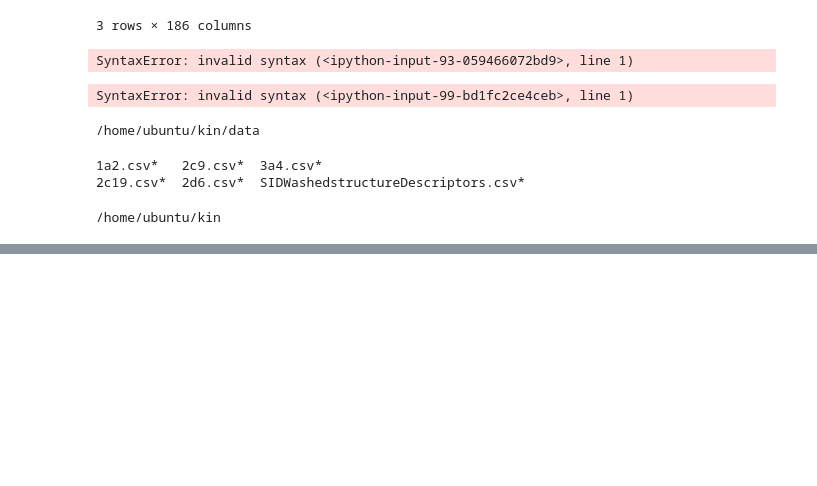
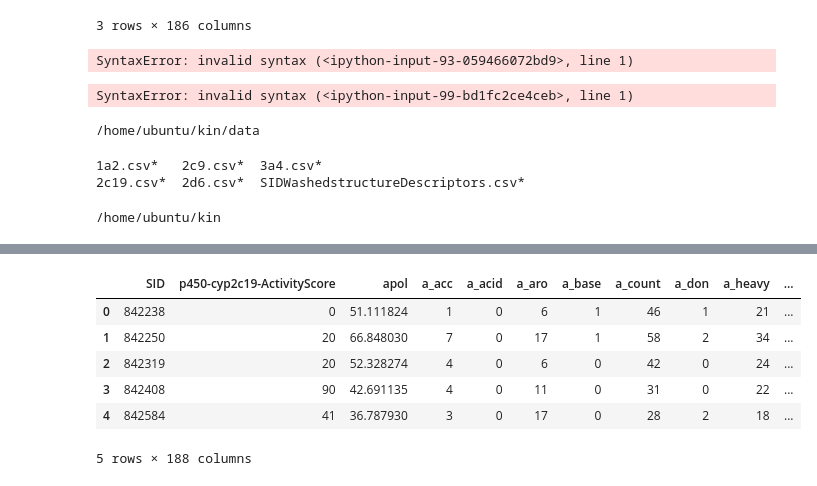
Before and after one commit to 5x5x5x5/kin, a Jupyter notebook: DataCaptureAndScrub.ipynb, the cells around one changed output, grey strips where cells are left out. Saved outputs shown, nothing was run; the diff lists cells and outputs as text; code cells hidden in the pictures; blank space fills up the shorter version.

```diff
--- a/DataCaptureAndScrub.ipynb
+++ b/DataCaptureAndScrub.ipynb
@@ -224,0 +223,10 @@ NameError: name 'pd' is not defined
+# %%
+isozyme2c19.head(5)
+# %% [output]
+|  | SID | p450-cyp2c19-ActivityScore | apol | a_acc | a_acid | a_aro | a_base | a_count | a_don | a_heavy | ... |
+| 0 | 842238 | 0 | 51.111824 | 1 | 0 | 6 | 1 | 46 | 1 | 21 | ... |
+| 1 | 842250 | 20 | 66.848030 | 7 | 0 | 17 | 1 | 58 | 2 | 34 | ... |
+| 2 | 842319 | 20 | 52.328274 | 4 | 0 | 6 | 0 | 42 | 0 | 24 | ... |
+| 3 | 842408 | 90 | 42.691135 | 4 | 0 | 11 | 0 | 31 | 0 | 22 | ... |
+| 4 | 842584 | 41 | 36.787930 | 3 | 0 | 17 | 0 | 28 | 2 | 18 | ... |
+5 rows × 188 columns
```
Also changed, not shown: parts of 1 cell of this notebook, 2 other files.
